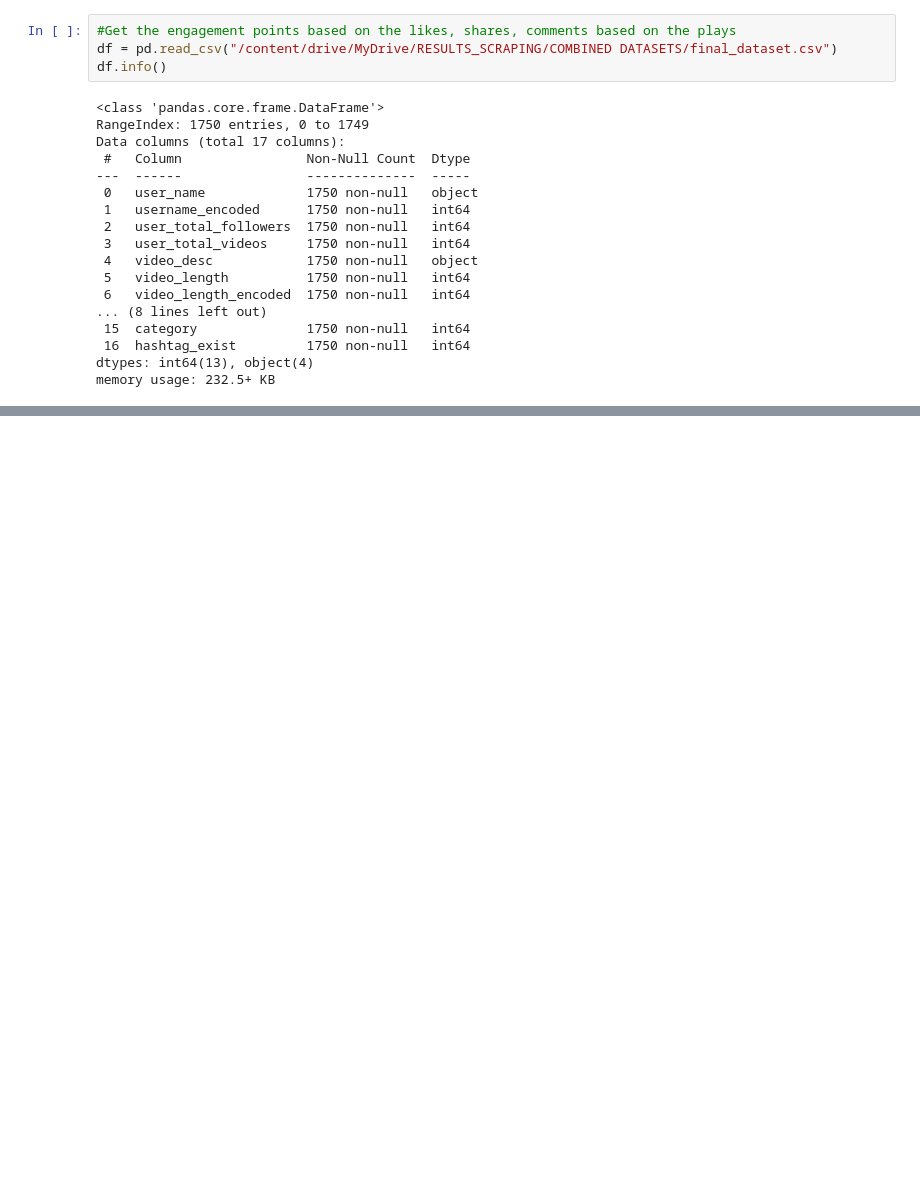
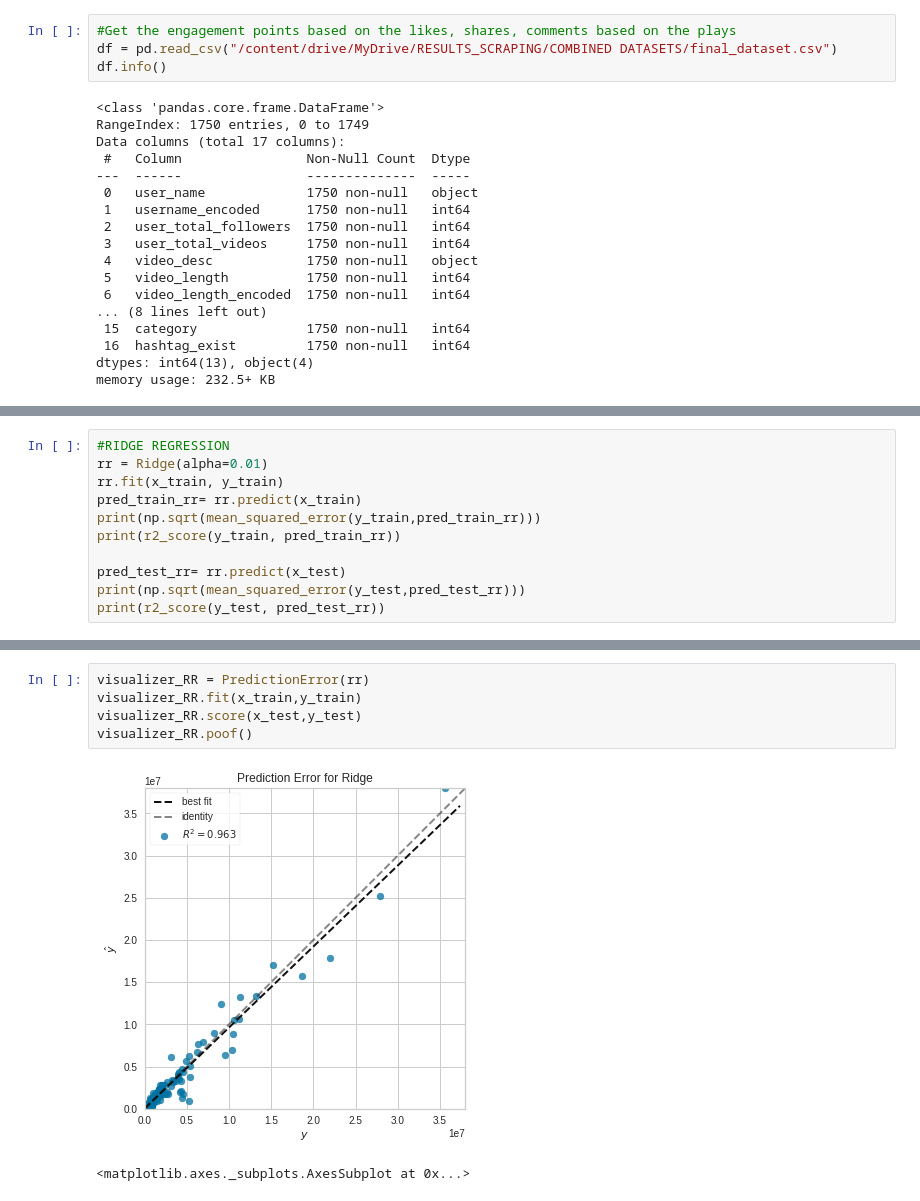
Before and after one commit to rainamra/TikTok-Indonesia-Statistics, a Jupyter notebook: FINALDATASCIENCE.ipynb, the cells around one changed output, grey strips where cells are left out. Drawn from its saved outputs; the diff is of its cells as text; blank space fills up the shorter version.

```diff
--- a/FINALDATASCIENCE.ipynb
+++ b/FINALDATASCIENCE.ipynb
@@ -781,0 +483,11 @@ metrics.plot_confusion_matrix(clf_tree, x_test, y_test, display_labels=["normal"
+# %%
+#RIDGE REGRESSION
+rr = Ridge(alpha=0.01)
+rr.fit(x_train, y_train)
+pred_train_rr= rr.predict(x_train)
+print(np.sqrt(mean_squared_error(y_train,pred_train_rr)))
+print(r2_score(y_train, pred_train_rr))
+
+pred_test_rr= rr.predict(x_test)
+print(np.sqrt(mean_squared_error(y_test,pred_test_rr)))
+print(r2_score(y_test, pred_test_rr))
@@ -781,0 +516,8 @@ metrics.plot_confusion_matrix(clf_tree, x_test, y_test, display_labels=["normal"
+# %%
+visualizer_RR = PredictionError(rr)
+visualizer_RR.fit(x_train,y_train)
+visualizer_RR.score(x_test,y_test)
+visualizer_RR.poof()
+# %% [output]
+[figure, added]
+<matplotlib.axes._subplots.AxesSubplot at 0x...>
```
Also changed, not shown: parts of 31 cells of this notebook.
